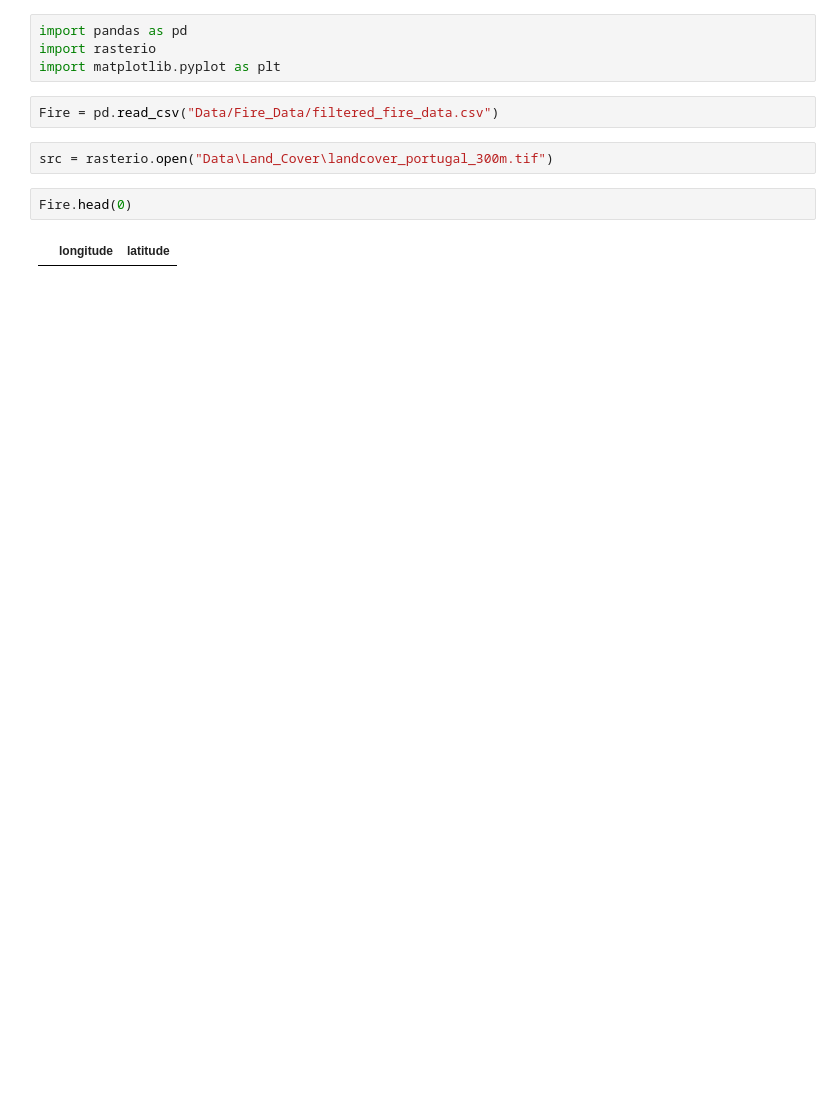
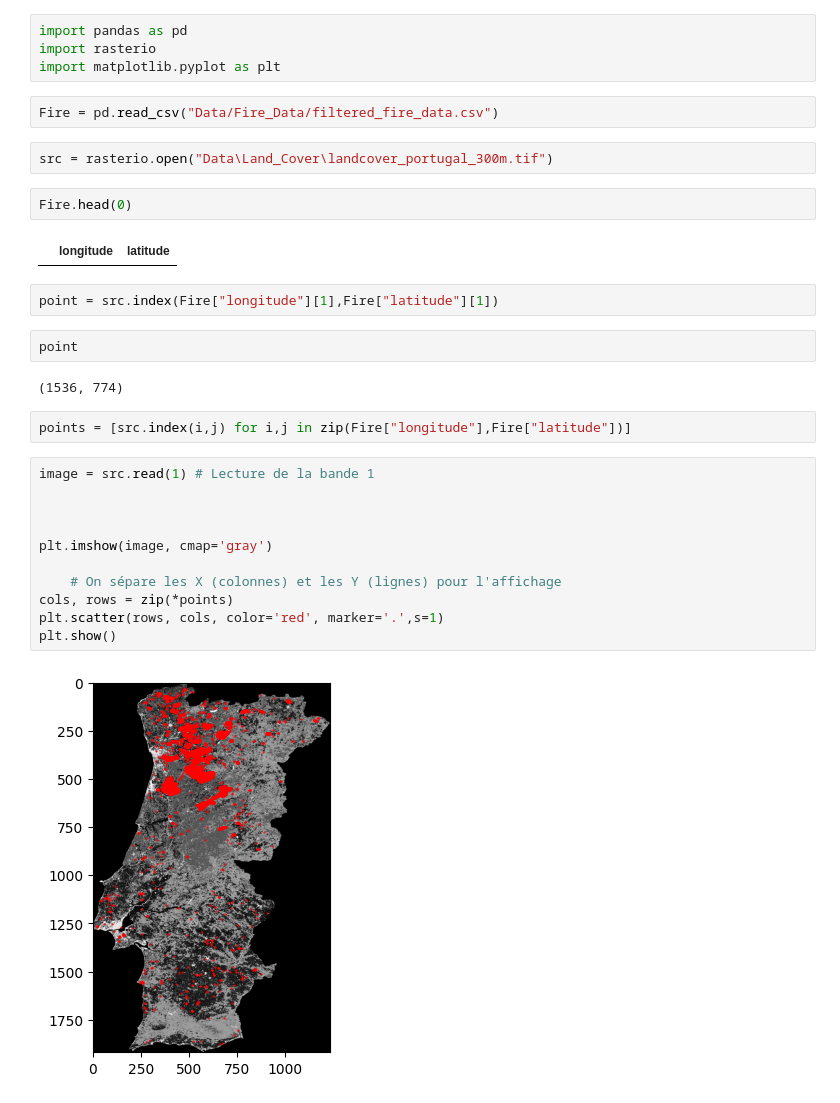
Before and after one commit to AbdelkarimElm/data-driven-wildfire-prediction-portugal, a Jupyter notebook: Fire/FireMap.ipynb, the cells around one changed output. Cells and saved outputs as stored; diff of their text form; blank space fills up the shorter version.

Commit message:
Improve fire map styling

```diff
--- a/Fire/FireMap.ipynb
+++ b/Fire/FireMap.ipynb
@@ -10,3 +10,24 @@ src = rasterio.open("Data\Land_Cover\landcover_portugal_300m.tif")
 Fire.head(0)
 # %% [output]
 |  | longitude | latitude |
+# %%
+point = src.index(Fire["longitude"][1],Fire["latitude"][1])
+# %%
+point
+# %% [output]
+(1536, 774)
+# %%
+points = [src.index(i,j) for i,j in zip(Fire["longitude"],Fire["latitude"])]
+# %%
+image = src.read(1) # Lecture de la bande 1
+
+
+
+plt.imshow(image, cmap='gray')
+
+    # On sépare les X (colonnes) et les Y (lignes) pour l'affichage
+cols, rows = zip(*points)
+plt.scatter(rows, cols, color='red', marker='.',s=1)
+plt.show()
+# %% [output]
+[figure, added]
```
